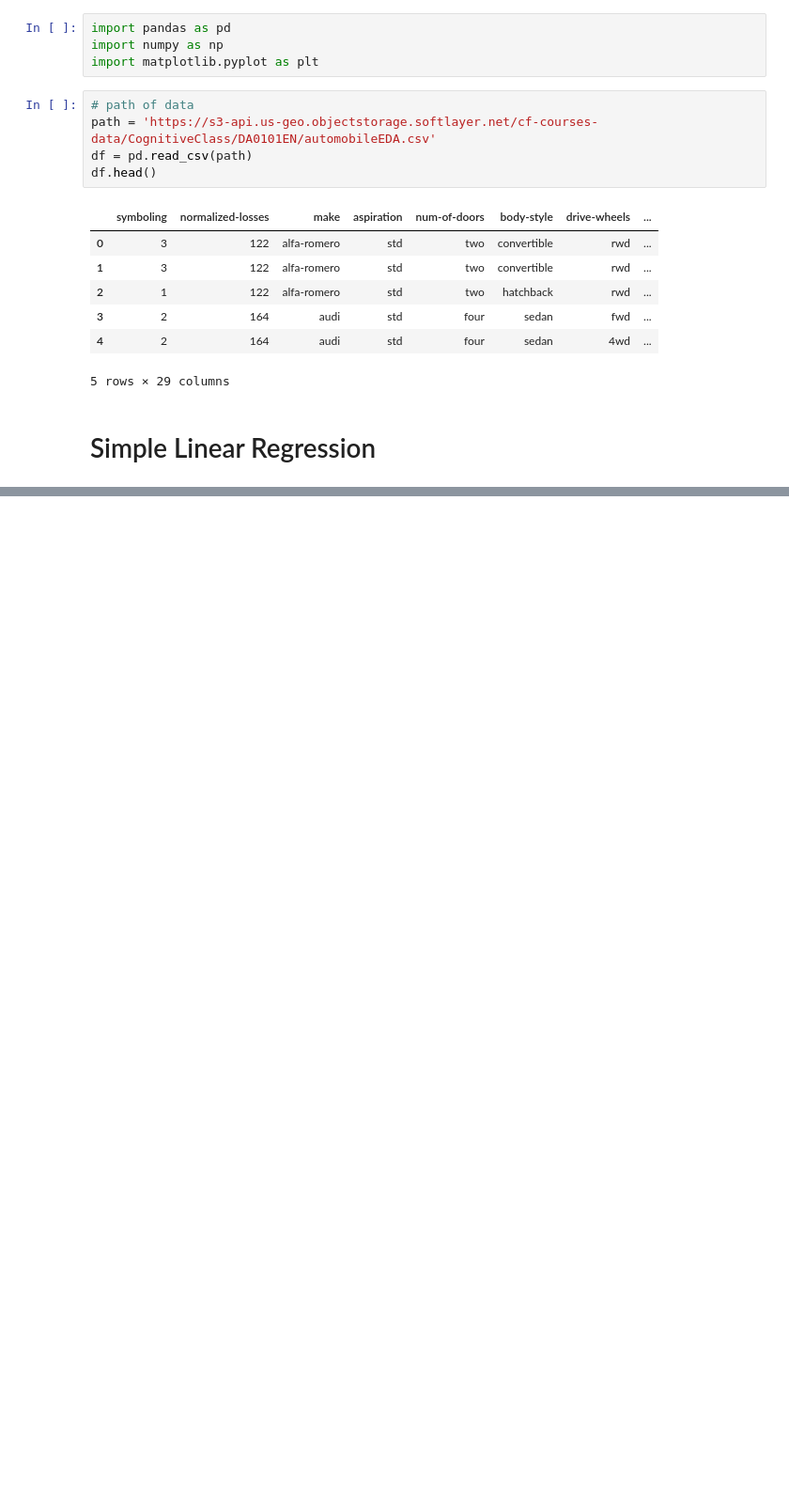
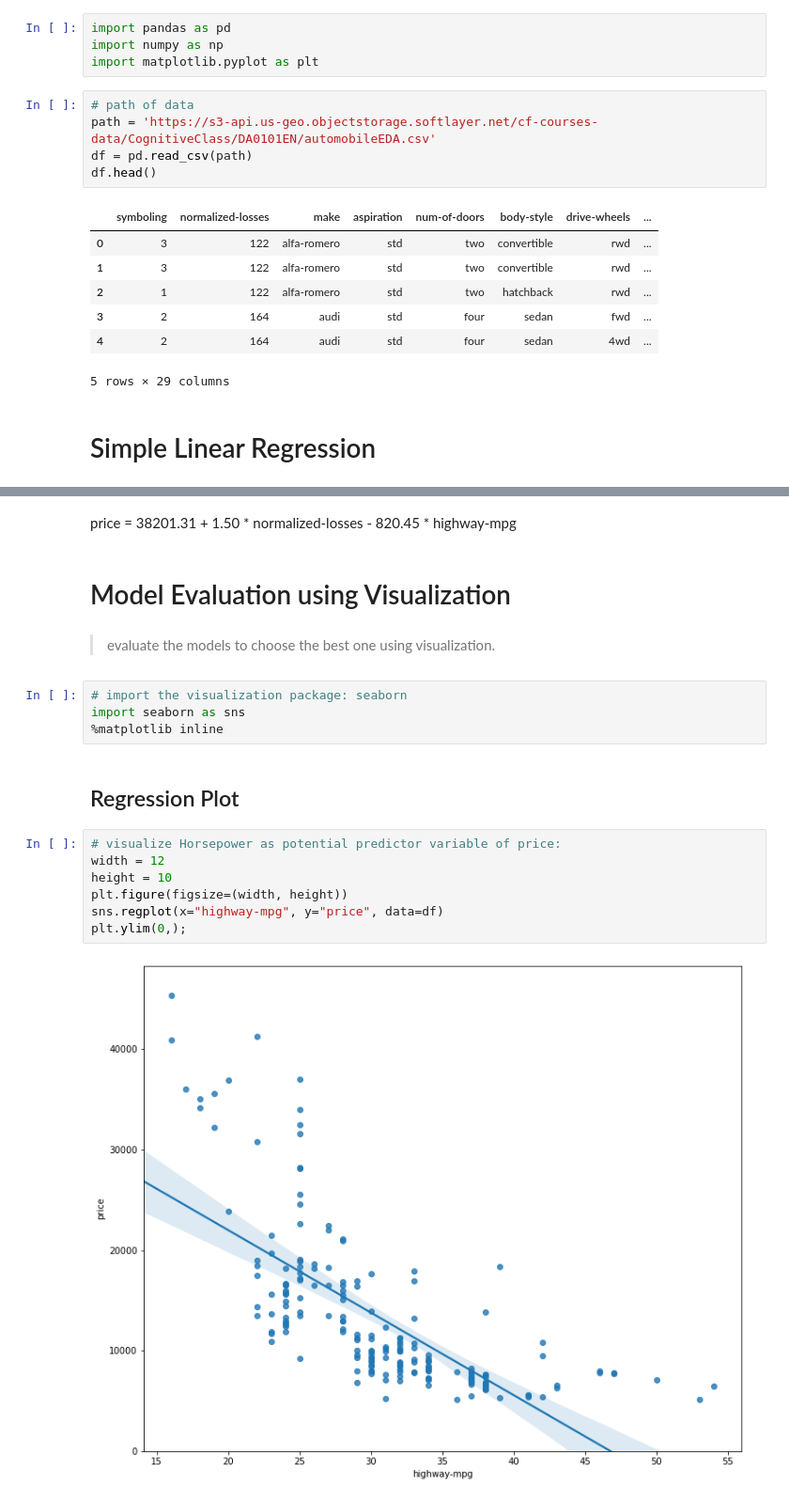
Before and after one commit to aymanibrahim/dapy, a Jupyter notebook: notebooks/04_Model_Development.ipynb, the cells around one changed output, grey strips where cells are left out. Shown: that part at 94% size. Saved outputs shown, nothing was run; the diff lists cells and outputs as text; blank space fills up the shorter version.

```diff
--- a/notebooks/04_Model_Development.ipynb
+++ b/notebooks/04_Model_Development.ipynb
@@ -31,0 +230,21 @@ df.head()
+# %% [markdown]
+price = 38201.31 + 1.50 * normalized-losses - 820.45 * highway-mpg
+# %% [markdown]
+# Model Evaluation using Visualization
+# %% [markdown]
+>evaluate the models to choose the best one using visualization.
+# %%
+# import the visualization package: seaborn
+import seaborn as sns
+%matplotlib inline
+# %% [markdown]
+## Regression Plot
+# %%
+# visualize Horsepower as potential predictor variable of price:
+width = 12
+height = 10
+plt.figure(figsize=(width, height))
+sns.regplot(x="highway-mpg", y="price", data=df)
+plt.ylim(0,);
+# %% [output]
+[figure, added]
```
Also changed, not shown: parts of 114 cells of this notebook.
